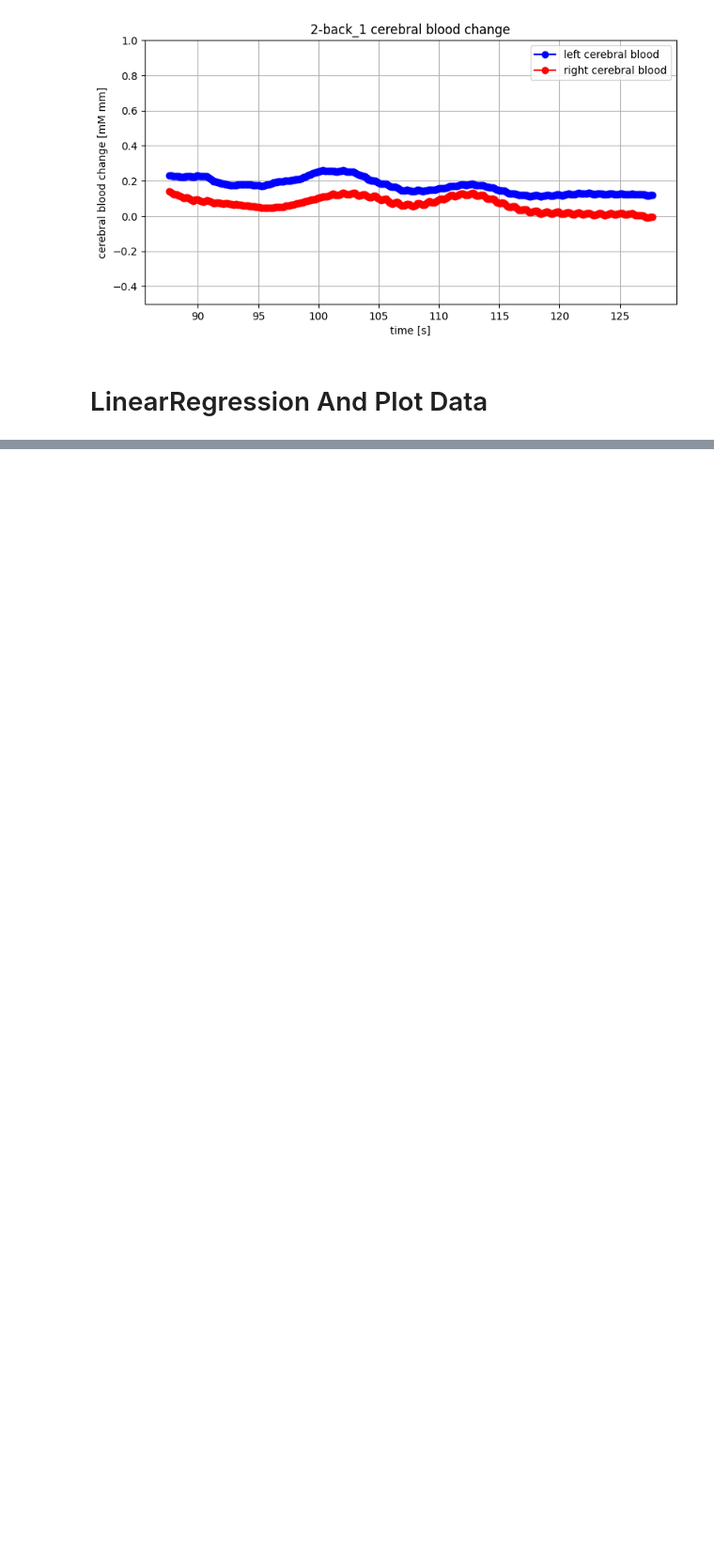
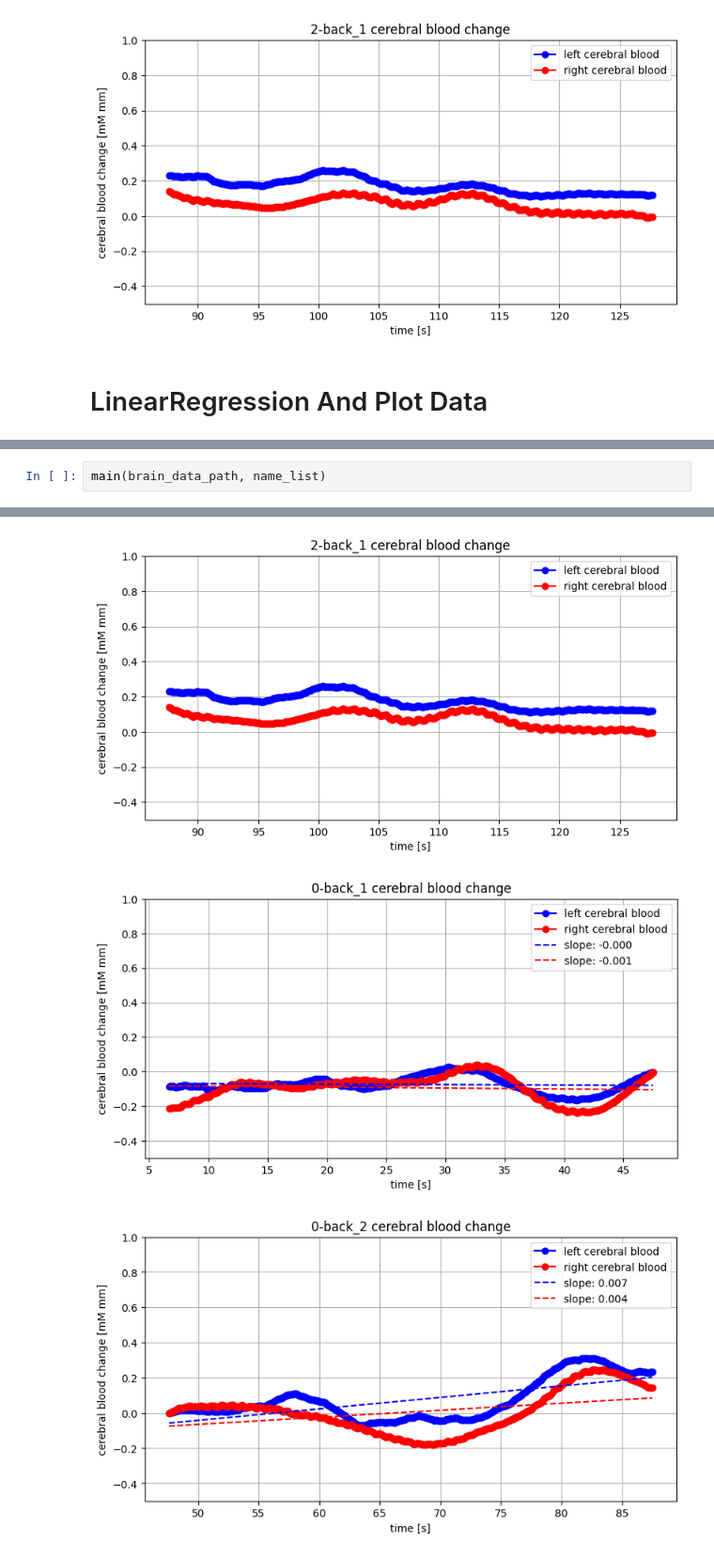
Before and after one commit to morikazu1119/analysis_brain_data, a Jupyter notebook: scripts/analysis_brain_data.ipynb, the cells around one changed output, grey strips where cells are left out. Shown at 94% size. Saved outputs shown, nothing was run; the diff lists cells and outputs as text; blank space fills up the shorter version.

```diff
--- a/scripts/analysis_brain_data.ipynb
+++ b/scripts/analysis_brain_data.ipynb
@@ -297,0 +286,3 @@ plot_data_list(name_list, regression_result_list, regression=True)
+# %%
+main(brain_data_path, name_list)
+# %% [output]
@@ -297,0 +291,3 @@ plot_data_list(name_list, regression_result_list, regression=True)
+[figure, added]
+[figure, added]
+[figure, added]
```
Also changed, not shown: parts of 6 cells of this notebook.
